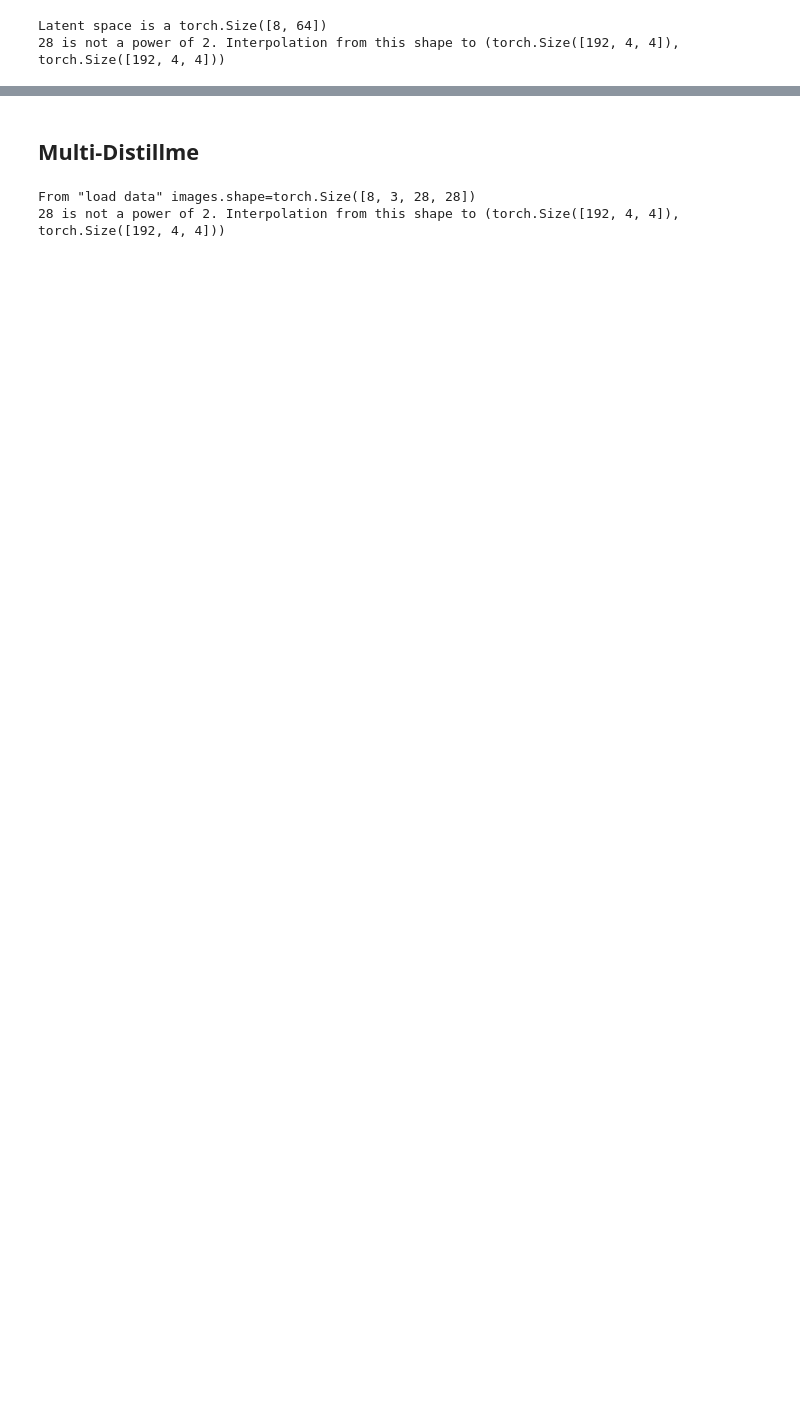
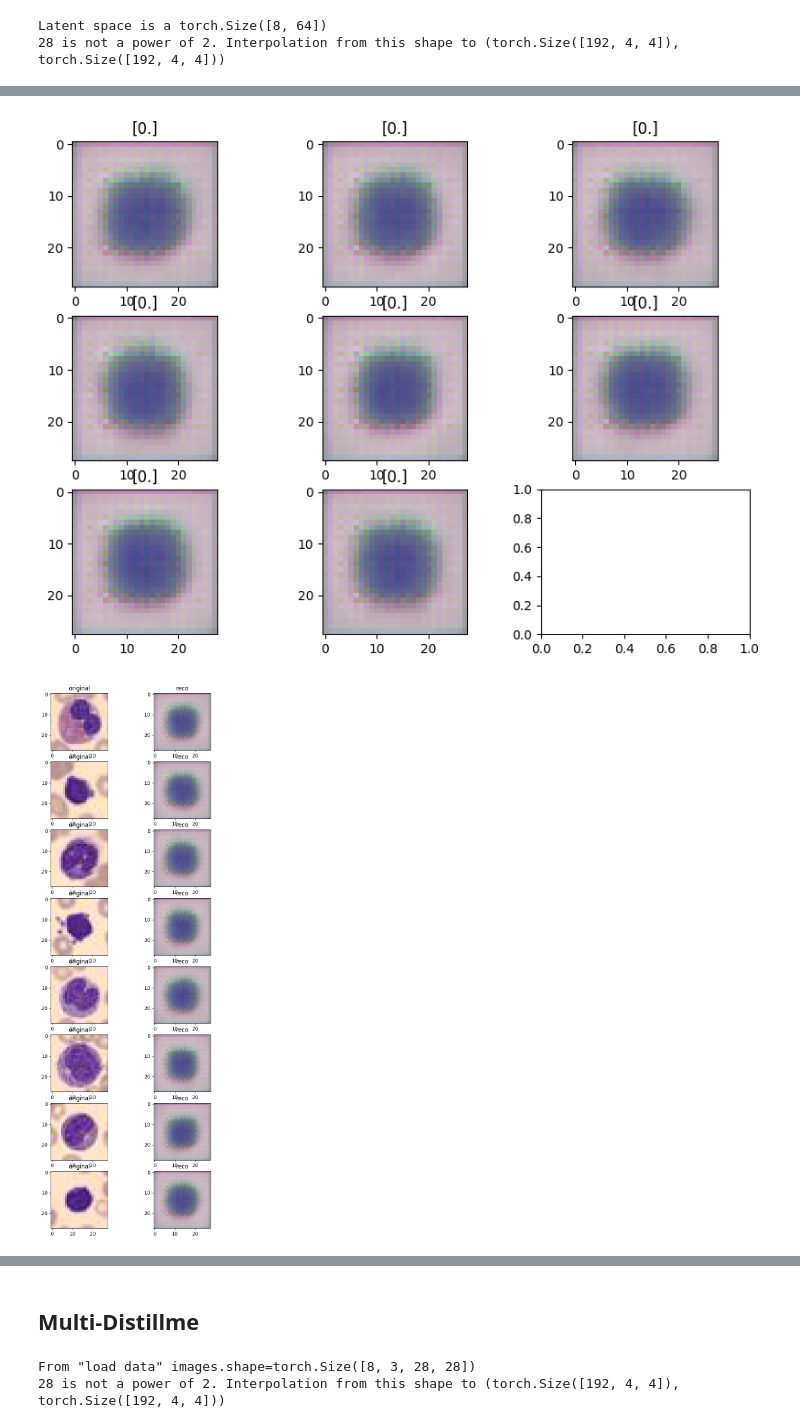
Before and after one commit to alexandremyara/disdiff_adapters, a Jupyter notebook: disdiff_adaptaters/notebook/play_pipeline.ipynb, the cells around one changed output, grey strips where cells are left out. Cells and saved outputs as stored; diff of their text form; code cells hidden in the pictures; blank space fills up the shorter version.

```diff
--- a/disdiff_adaptaters/notebook/play_pipeline.ipynb
+++ b/disdiff_adaptaters/notebook/play_pipeline.ipynb
@@ -250,12 +193,12 @@ vae = VAEModule(in_channels=in_channels, img_size=img_size, latent_dim=LATENT_DI
 # %%
-max_epoch=5
+max_epoch=1
 version=f"vae_epoch={max_epoch}_beta={beta}_latent={LATENT_DIM}"
 trainer = Trainer(
         accelerator="auto",
-        devices="auto",
-        max_epochs=5,
+        devices="1",
+        max_epochs=max_epoch,
         logger=TensorBoardLogger(
-            save_dir=LOG_DIR,
+            save_dir=LOG_DIR+"/vae",
             name=BloodMNIST.Path.VAE,
             version=version,
             default_hp_metric=False,
@@ -270,5 +213,5 @@ GPU available: False, used: False
 TPU available: False, using: 0 TPU cores
 HPU available: False, using: 0 HPUs
 # %%
-trainer(vae, blood)
+trainer.fit(vae, blood)
 # %% [output]
@@ -275,0 +256,7 @@ trainer(vae, blood)
+# %%
+gen_images = vae.generate(8)
+display((gen_images, torch.zeros([8,1])))
+vae.show_reconstruct(images[:8])
+# %% [output]
+[figure, added]
+[figure, added]
```
Also changed, not shown: parts of 40 cells of this notebook, 17 other files.
